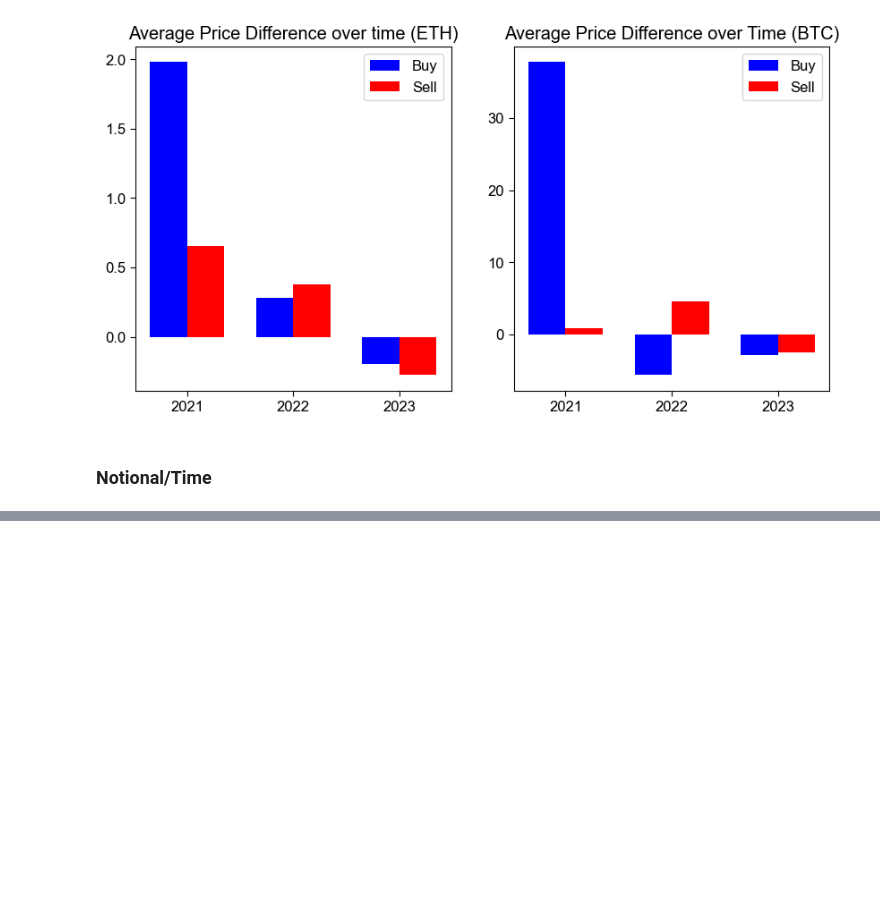
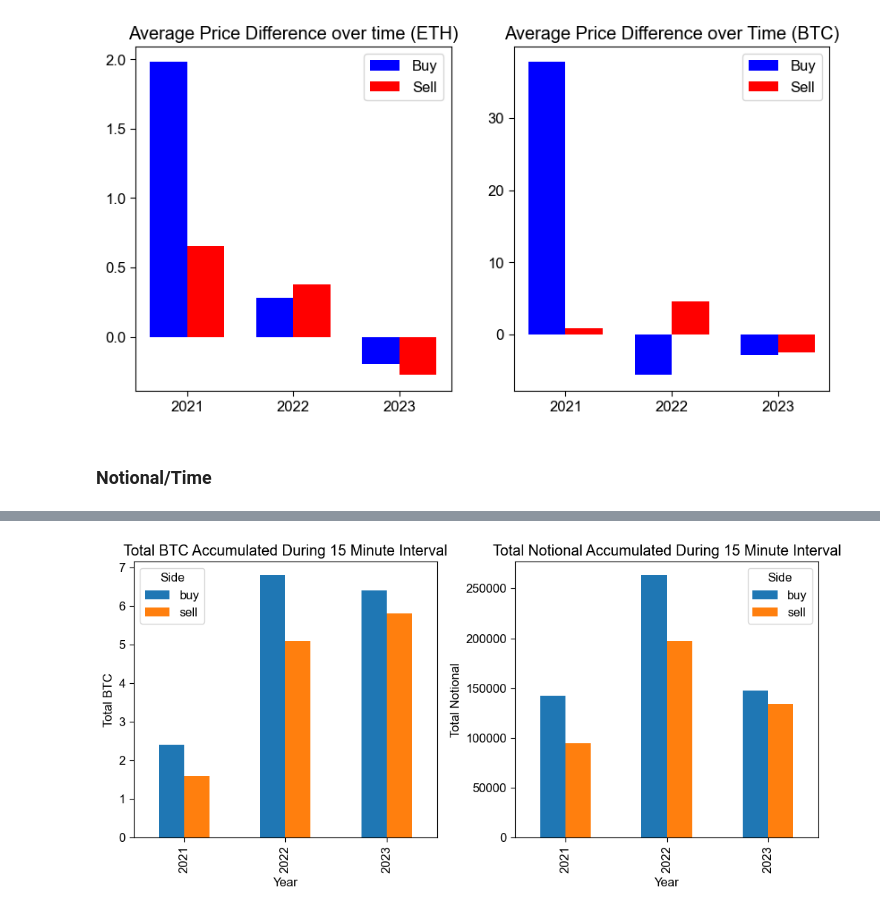
Before and after one commit to tsmcdonnell6604/Quant-Trading-Strategies, a Jupyter notebook: QTS_HW_4.ipynb, the cells around one changed output, grey strips where cells are left out. Cells and saved outputs as stored; diff of their text form; code cells hidden in the pictures; blank space fills up the shorter version.

```diff
--- a/QTS_HW_4.ipynb
+++ b/QTS_HW_4.ipynb
@@ -113,8 +95,8 @@ def accumulation_algorithm(Q, T, p, trade_data, mins, side, crypto = False):
             return ret_dict
 
 
-
     print('unable to accumulate this amount in the time constraint!')
+    return 0
 # %%
 #every hour for BTC buys 2021
 l = []
@@ -661,0 +733,24 @@ plt.show()
+# %%
+grouped = x.groupby(['Year', 'Side']).sum()
+unstacked_btc = grouped['Total BTC'].unstack(level=-1)
+unstacked_notional = grouped['Total Notional'].unstack(level=-1)
+
+fig, axs = plt.subplots(nrows=1, ncols=2, figsize=(10, 5))
+
+unstacked_btc.plot(kind='bar', stacked=False, ax=axs[0])
+axs[0].set_xlabel('Year')
+axs[0].set_ylabel('Total BTC')
+axs[0].set_title('Total BTC Accumulated During 15 Minute Interval')
+axs[0].legend(title='Side')
+
+unstacked_notional.plot(kind='bar', stacked=False, ax=axs[1])
+axs[1].set_xlabel('Year')
+axs[1].set_ylabel('Total Notional')
+axs[1].set_title('Total Notional Accumulated During 15 Minute Interval')
+axs[1].legend(title='Side')
+
+# Show the plot
+plt.tight_layout()
+plt.show()
+# %% [output]
+[figure, added]
```
Also changed, not shown: parts of 10 cells of this notebook.
